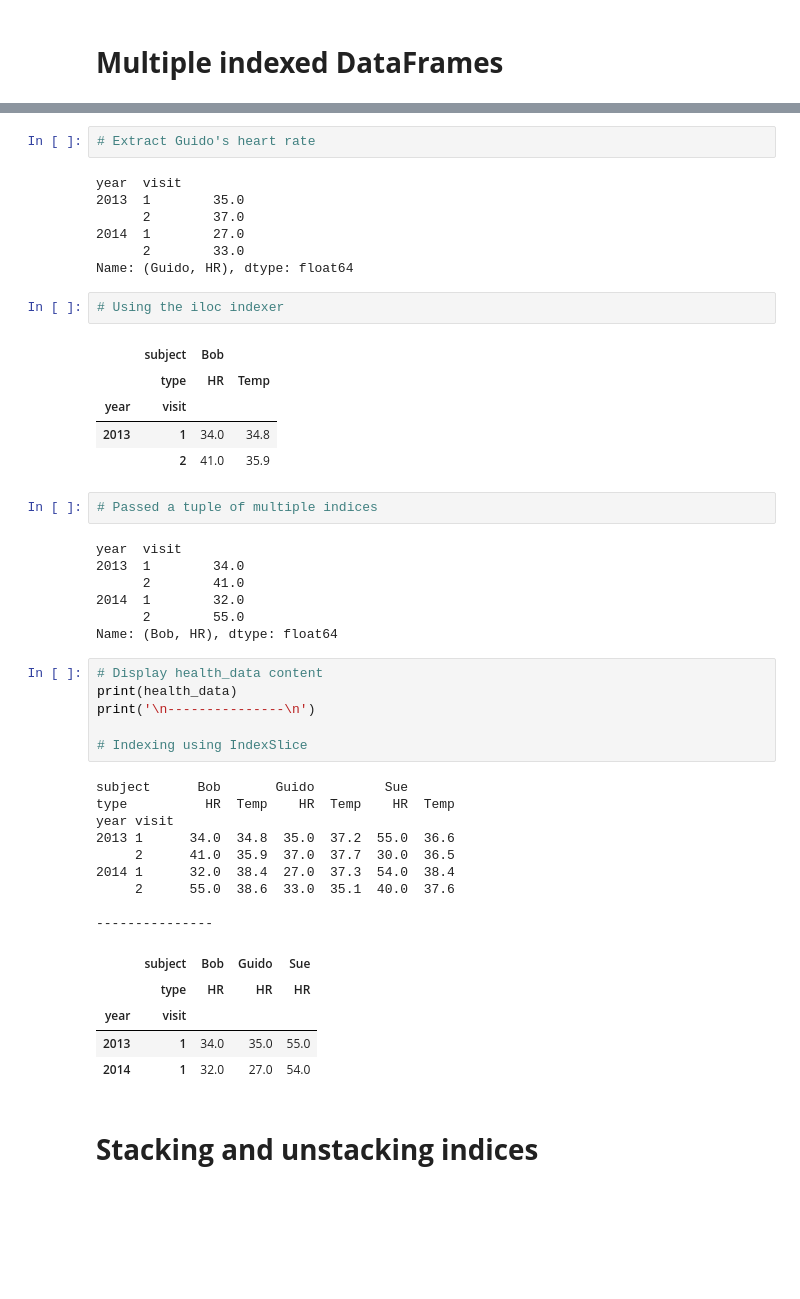
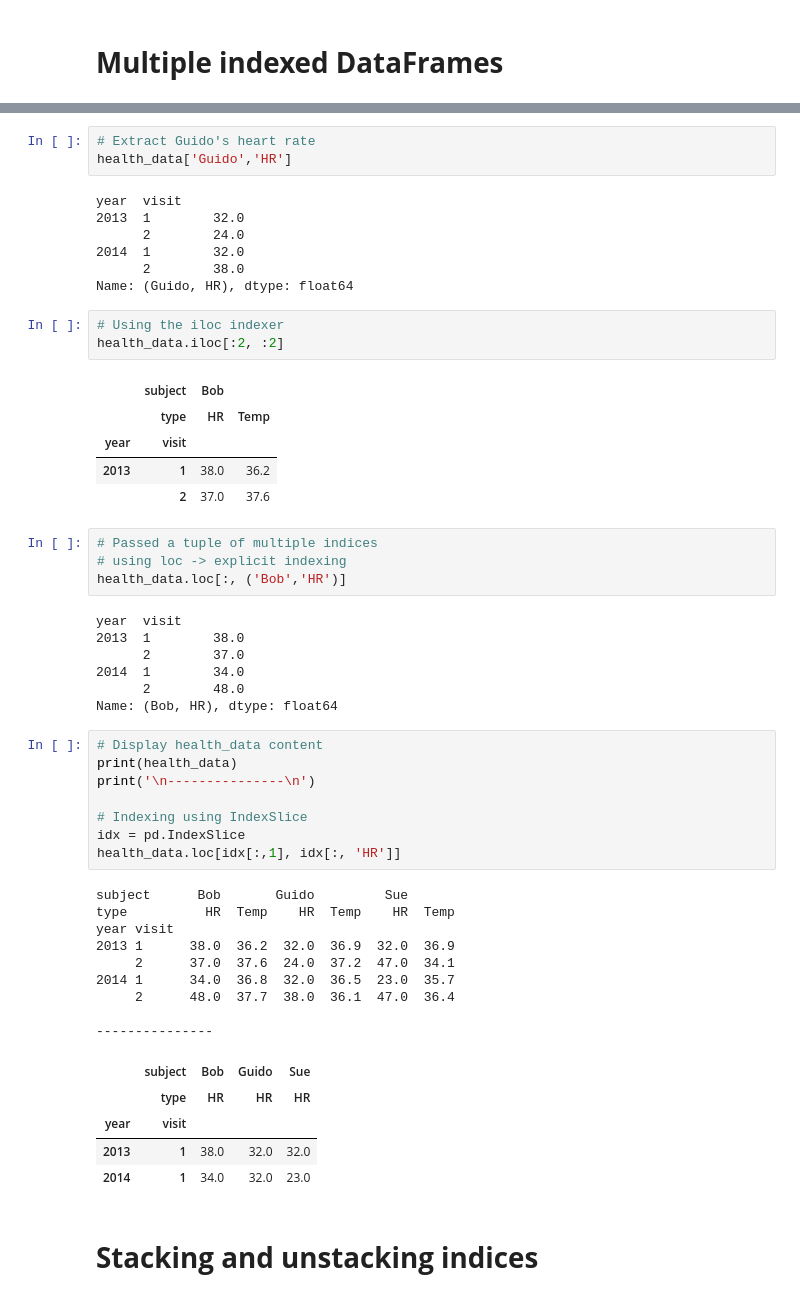
Before and after one commit to AzlinRusnan/STQD6014-Data-Science, a Jupyter notebook: Azlin_Week10_Pandas_20231224_WC.ipynb, the cells around one changed output, grey strips where cells are left out. Saved outputs shown, nothing was run; the diff lists cells and outputs as text; blank space fills up the shorter version.

```diff
--- a/Azlin_Week10_Pandas_20231224_WC.ipynb
+++ b/Azlin_Week10_Pandas_20231224_WC.ipynb
@@ -1012,50 +1313,56 @@ health_data
 # %%
 # Extract Guido's heart rate
+health_data['Guido','HR']
 # %% [output]
 year  visit
-2013  1        35.0
-      2        37.0
-2014  1        27.0
-      2        33.0
+2013  1        32.0
+      2        24.0
+2014  1        32.0
+      2        38.0
 Name: (Guido, HR), dtype: float64
 # %%
 # Using the iloc indexer
+health_data.iloc[:2, :2]
 # %% [output]
 |  | subject | Bob |  |
 |  | type | HR | Temp |
 | year | visit |  |  |
-| 2013 | 1 | 34.0 | 34.8 |
-|  | 2 | 41.0 | 35.9 |
+| 2013 | 1 | 38.0 | 36.2 |
+|  | 2 | 37.0 | 37.6 |
 # %%
 # Passed a tuple of multiple indices
+# using loc -> explicit indexing
+health_data.loc[:, ('Bob','HR')]
 # %% [output]
 year  visit
-2013  1        34.0
-      2        41.0
-2014  1        32.0
-      2        55.0
+2013  1        38.0
+      2        37.0
+2014  1        34.0
+      2        48.0
 Name: (Bob, HR), dtype: float64
 # %%
 # Display health_data content
 print(health_data)
 print('\n---------------\n')
 
 # Indexing using IndexSlice
+idx = pd.IndexSlice
+health_data.loc[idx[:,1], idx[:, 'HR']]
 # %% [output]
 subject      Bob       Guido         Sue
 type          HR  Temp    HR  Temp    HR  Temp
 year visit
-2013 1      34.0  34.8  35.0  37.2  55.0  36.6
-     2      41.0  35.9  37.0  37.7  30.0  36.5
-2014 1      32.0  38.4  27.0  37.3  54.0  38.4
-     2      55.0  38.6  33.0  35.1  40.0  37.6
+2013 1      38.0  36.2  32.0  36.9  32.0  36.9
+     2      37.0  37.6  24.0  37.2  47.0  34.1
+2014 1      34.0  36.8  32.0  36.5  23.0  35.7
+     2      48.0  37.7  38.0  36.1  47.0  36.4
 
 ---------------
 |  | subject | Bob | Guido | Sue |
 |  | type | HR | HR | HR |
 | year | visit |  |  |  |
-| 2013 | 1 | 34.0 | 35.0 | 55.0 |
-| 2014 | 1 | 32.0 | 27.0 | 54.0 |
+| 2013 | 1 | 38.0 | 32.0 | 32.0 |
+| 2014 | 1 | 34.0 | 32.0 | 23.0 |
 # %% [markdown]
 # **Stacking and unstacking indices**
 # %%
```
Also changed, not shown: parts of 134 cells of this notebook.
